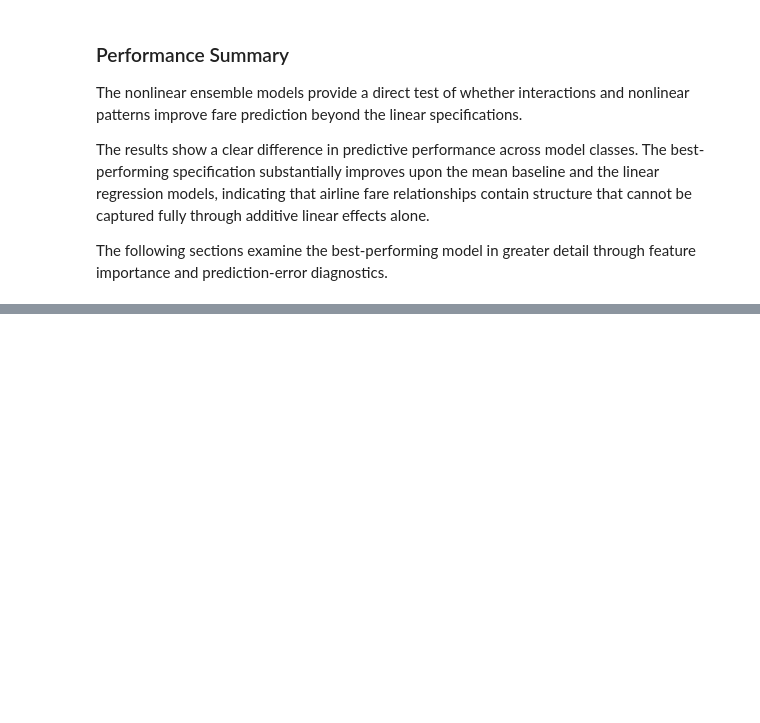
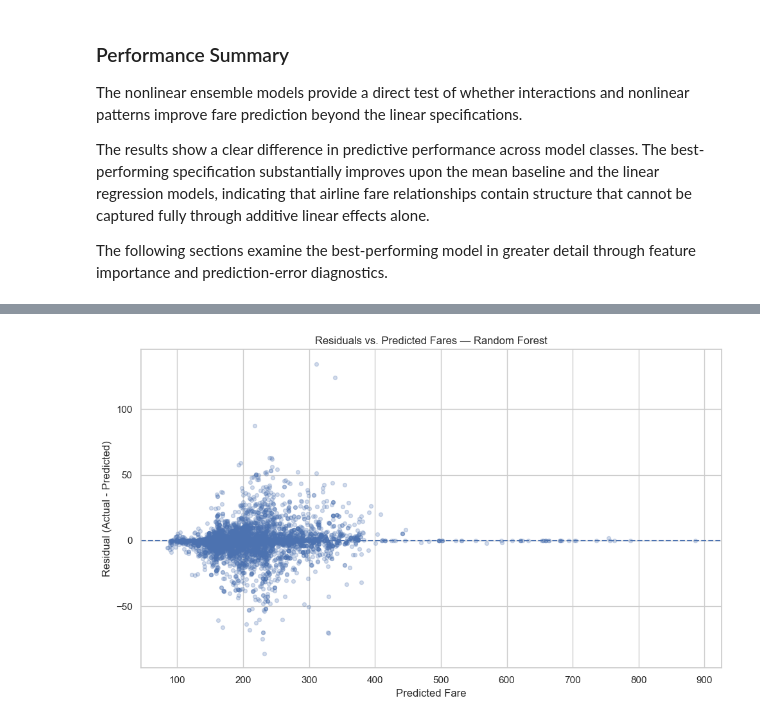
Before and after one commit to eldarhasanly/analysis-of-factors-influencing-airline-ticket-prices-using-statistical-and-machine-learning-methods, a Jupyter notebook: notebooks/airline_fare_analysis.ipynb, the cells around one changed output, grey strips where cells are left out. Saved outputs shown, nothing was run; the diff lists cells and outputs as text; code cells hidden in the pictures; blank space fills up the shorter version.

```diff
--- a/notebooks/airline_fare_analysis.ipynb
+++ b/notebooks/airline_fare_analysis.ipynb
@@ -1310,0 +1589,34 @@ The following sections examine the best-performing model in greater detail throu
+# %%
+diagnostic_residuals = residuals[
+    diagnostic_indices
+]
+
+diagnostic_predictions = best_predictions[
+    diagnostic_indices
+]
+
+fig, ax = plt.subplots(figsize=(10, 6))
+
+ax.scatter(
+    diagnostic_predictions,
+    diagnostic_residuals,
+    alpha=0.25,
+    s=18,
+)
+
+ax.axhline(
+    0,
+    linestyle="--",
+    linewidth=1.5,
+)
+
+ax.set_title(
+    f"Residuals vs. Predicted Fares — {best_model_name}"
+)
+ax.set_xlabel("Predicted Fare")
+ax.set_ylabel("Residual (Actual - Predicted)")
+
+plt.tight_layout()
+plt.show()
+# %% [output]
+[figure, added]
```
Also changed, not shown: parts of 19 cells of this notebook.
